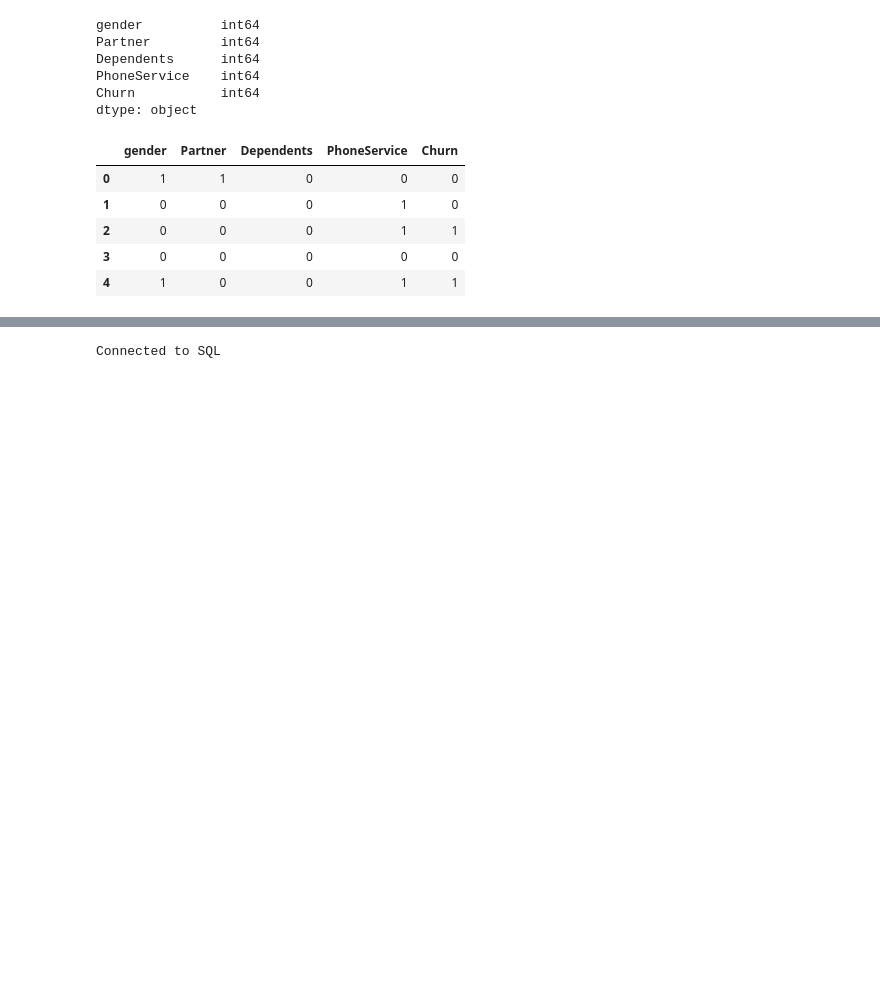
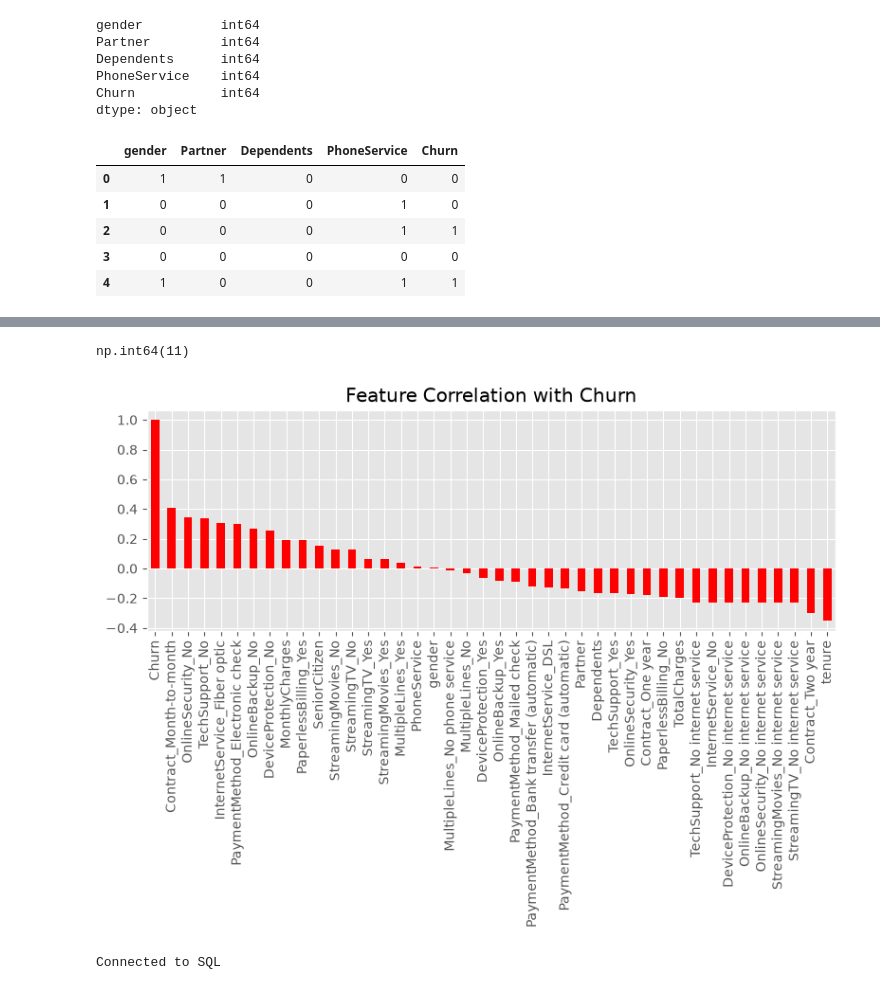
Before and after one commit to rajesh-sudam/telco_data_analysis, a Jupyter notebook: src/main.ipynb, the cells around one changed output, grey strips where cells are left out. Cells and saved outputs as stored; diff of their text form; code cells hidden in the pictures; blank space fills up the shorter version.

```diff
--- a/src/main.ipynb
+++ b/src/main.ipynb
@@ -259,3 +259,20 @@ df[["gender","Partner","Dependents","PhoneService","Churn"]].head()
 | 2 | 0 | 0 | 0 | 1 | 1 |
 | 3 | 0 | 0 | 0 | 0 | 0 |
 | 4 | 1 | 0 | 0 | 1 | 1 |
+# %%
+features_ohe=["MultipleLines","InternetService","OnlineSecurity","OnlineBackup","DeviceProtection","TechSupport","StreamingTV","StreamingMovies","Contract","PaperlessBilling","PaymentMethod"]
+df_ohe=pd.get_dummies(df, columns=features_ohe)
+# %%
+# Feature Scaling
+from sklearn.preprocessing import MinMaxScaler
+
+
+features_scaling=["tenure","MonthlyCharges","TotalCharges"]
+df_scaling=pd.DataFrame(df_ohe, columns=features_scaling)
+df_remaining=df_ohe.drop(columns=features_scaling)
+
+scaling=MinMaxScaler(feature_range=(0,1))
+rescaled_feature=scaling.fit_transform(df_scaling)
+
+rescaled_feature_df=pd.DataFrame(rescaled_feature, columns=features_scaling,index=df_scaling.index)
+df=pd.concat([rescaled_feature_df,df_remaining],axis=1)
@@ -262,3 +315,20 @@ df[["gender","Partner","Dependents","PhoneService","Churn"]].head()
+# %%
+df["TotalCharges"].isna().sum()
+# %% [output]
+np.int64(11)
+# %%
+plt.figure(figsize=(8,6))
+
+numerical_df=df.select_dtypes(include=["number","bool"])
+numerical_df.corr()["Churn"]\
+    .sort_values(ascending=False)\
+    .plot(kind="bar",color="Red")
+plt.title("Feature Correlation with Churn")
+plt.tight_layout()
+plt.savefig("../visuals/correlation_analysis.png", dpi=300)
+plt.show()
+# %% [output]
+[figure, added]
 # %%
 import sqlite3
 
```
Also changed, not shown: parts of 2 cells of this notebook, 2 other files.
